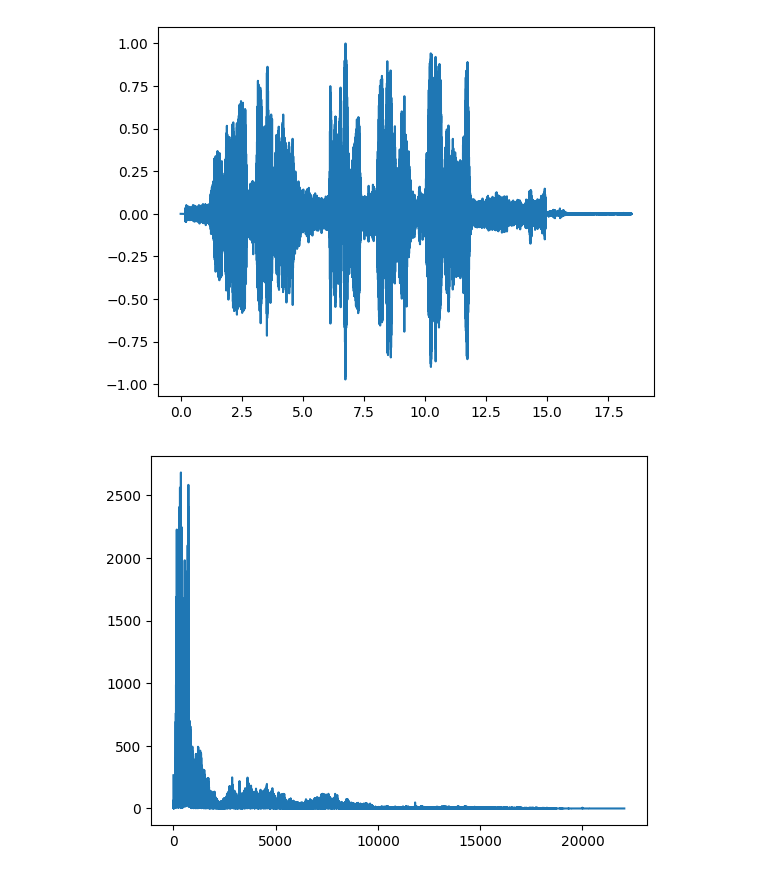
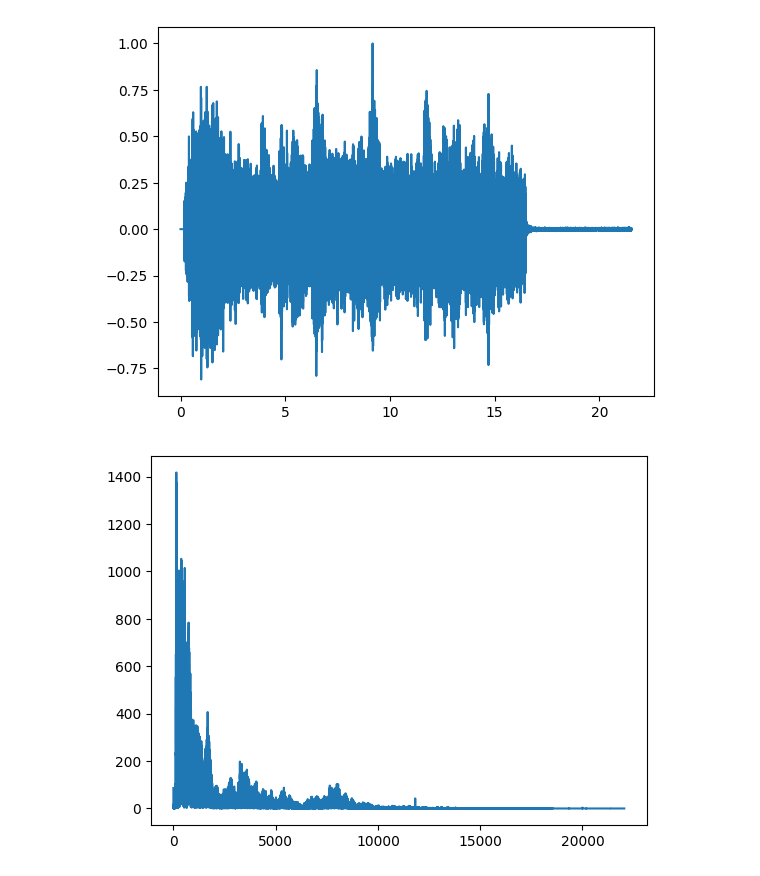
Before and after one commit to xjhhdyl/Alcohol_detection, a Jupyter notebook: code/aduio.ipynb, the cells around one changed output. Saved outputs shown, nothing was run; the diff lists cells and outputs as text; code cells hidden in the pictures.

```diff
--- a/code/aduio.ipynb
+++ b/code/aduio.ipynb
@@ -1,16 +1,16 @@
 # %%
-import thinkdsp
+import utils.thinkdsp as thinkdsp
 
-file_name = 'SingleWav5.wav'
-aduiorecord_wave = thinkdsp.read_wave('../data/'+file_name)
+file_name = 'SingleWav7.wav'
+aduiorecord_wave = thinkdsp.read_wave('../CollectedData/WAV/'+file_name)
 aduiorecord_wave.plot()
 # %% [output]
-[figure, old version]
+[figure, new version]
 # %%
 aduiorecord_spectrum = aduiorecord_wave.make_spectrum()
 aduiorecord_spectrum.plot()
 # %% [output]
-[figure, old version]
+[figure, new version]
 # %%
 aduiorecord_spectrum.low_pass(cutoff=10000,factor=0.001)
 low_wave = aduiorecord_spectrum.make_wave()
```
Also changed, not shown: parts of 2 cells of this notebook, 23 other files.
